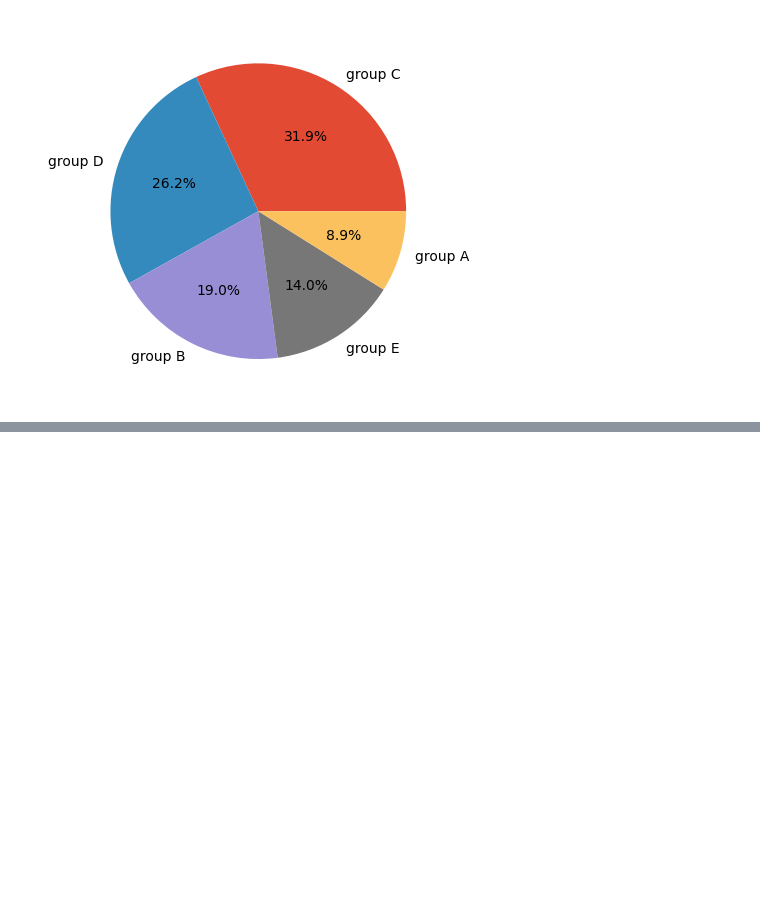
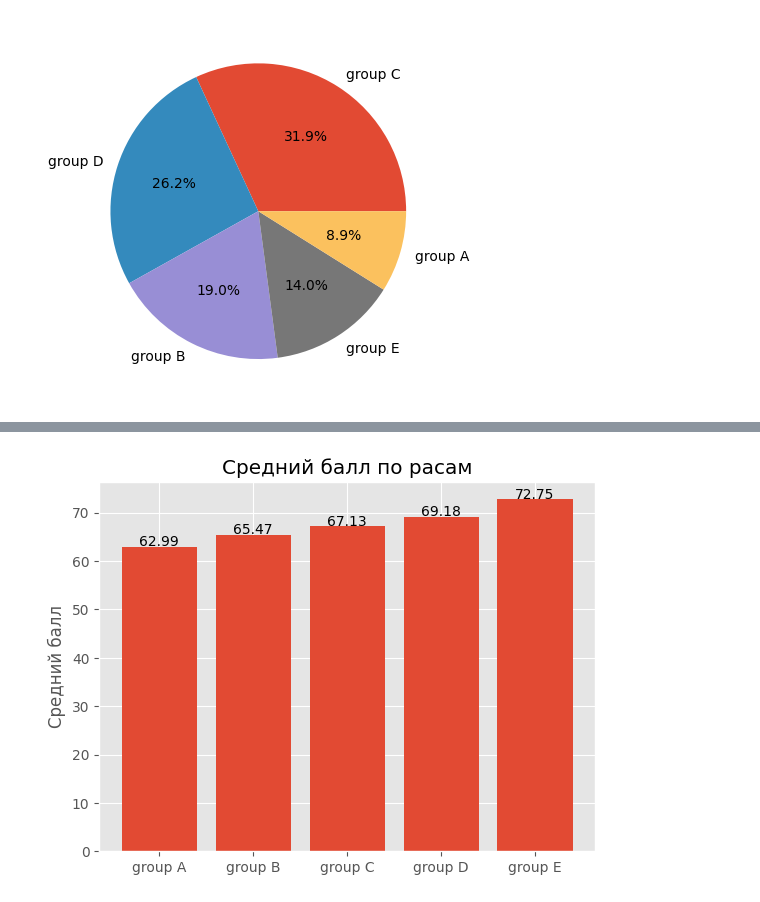
Before and after one commit to AntonLihtar/python_starter, a Jupyter notebook: padas_data1/main.ipynb, the cells around one changed output, grey strips where cells are left out. Saved outputs shown, nothing was run; the diff lists cells and outputs as text; code cells hidden in the pictures; blank space fills up the shorter version.

```diff
--- a/padas_data1/main.ipynb
+++ b/padas_data1/main.ipynb
@@ -130,0 +148,25 @@ Name: count, dtype: int64
+# %%
+#средний общий бал по больнице и у каждой рассы
+
+# Средние баллы по расам
+mean_scores_table = students_df.groupby('race/ethnicity').agg(
+    mean_math_score=('math_score', 'mean'),
+    mean_reading_score=('reading_score', 'mean'),
+    mean_writing_score=('writing_score', 'mean')
+)
+# mean_scores_table.set_index('race/ethnicity', inplace=True)
+# Среднее по всем расам и предметам (средний по больнице)
+mean_scores_full = mean_scores_table.mean(axis=1).mean()
+print(f'mean_scores_to school = {mean_scores_full.round(2)}')
+
+# Среднее по расам (Series)
+mean_scores_group = mean_scores_table.mean(axis=1).round(2)
+
+# Добавляем колонку с % от среднего по больнице
+mean_scores_group = mean_scores_group.reset_index(name='mean_scores')
+# print(mean_scores_group)
+
+mean_scores_group['percent_of_school'] = (mean_scores_group['mean_scores'] / mean_scores_full * 100).round(2)
+print(mean_scores_group['percent_of_school'].dtype)
+mean_scores_group['percent_of_school'] = (mean_scores_group['percent_of_school'] - 100).round(2).astype(str) + '%'
+print(mean_scores_group)
@@ -130,0 +182,12 @@ Name: count, dtype: int64
+# %%
+ # Столбчатая диаграмма среднего по группе
+plt.bar(mean_scores_group['race/ethnicity'], mean_scores_group['mean_scores'])
+
+for i, v in enumerate(mean_scores_group['mean_scores']):
+    plt.text(i, v + 0.2, str(v), ha='center')
+
+plt.ylabel('Средний балл')
+plt.title('Средний балл по расам')
+plt.show()
+# %% [output]
+[figure, added]
```
Also changed, not shown: parts of 5 cells of this notebook.
